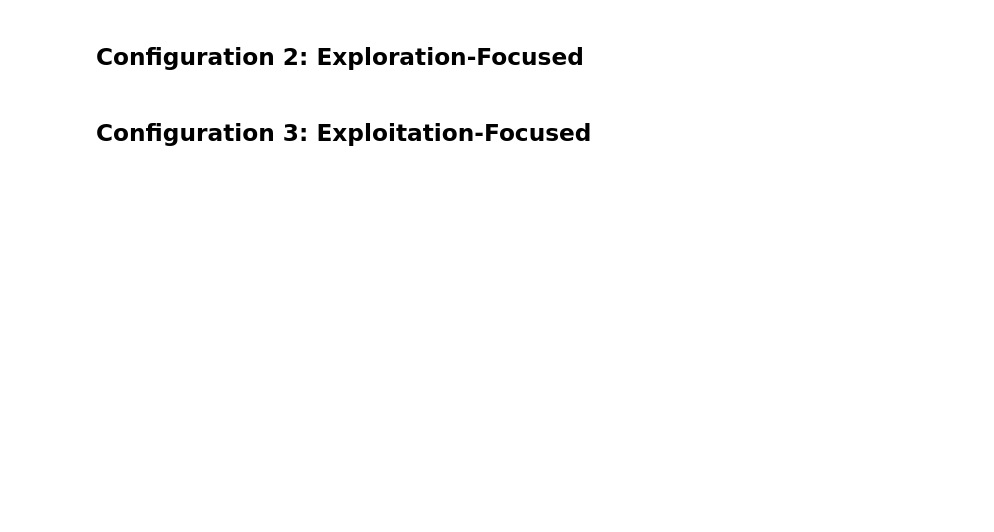
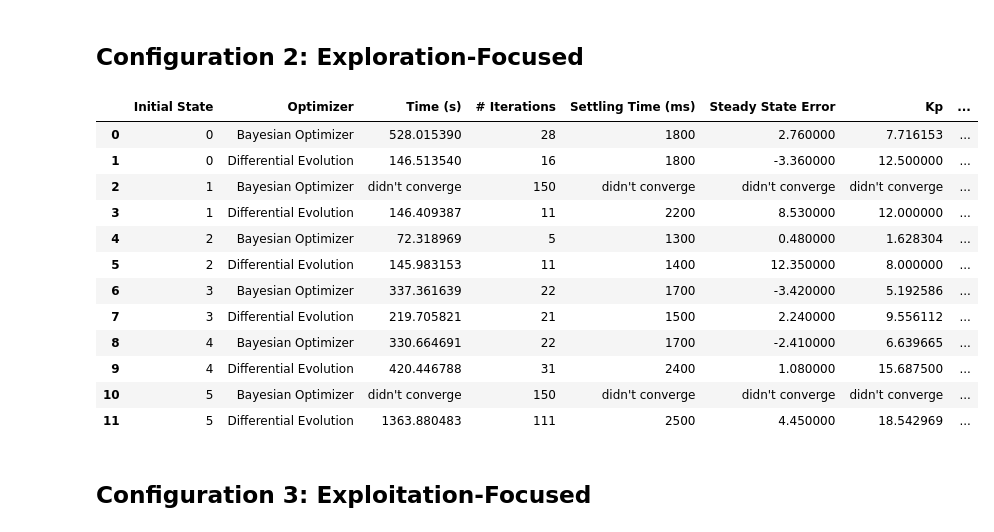
Before and after one commit to alibustami/PID-Tuning-for-Motion-Optimization, a Jupyter notebook: evaluation/rq3.ipynb, the cells around one changed output. Drawn from its saved outputs; the diff is of its cells as text; code cells hidden in the pictures; blank space fills up the shorter version.

```diff
--- a/evaluation/rq3.ipynb
+++ b/evaluation/rq3.ipynb
@@ -222,66 +228,49 @@ for init_index in range(6):
                     "didn't converge",
                     "didn't converge",
                     "didn't converge",
                     "didn't converge",
                     "didn't converge",
                 ]
             )
 
     for config in [de_results.config_1]:
         trial = config.trial_1
         init_txt = getattr(trial, f"init_{init_index}_txt")
         init_csv = getattr(trial, f"init_{init_index}_csv")
         if init_txt is not None:
             set_point = init_csv["set_point"].values[0]
             rows.append(
                 [
                     init_txt.selected_init_state,
                     "Differential Evolution",
                     init_txt.total_exp_time,
                     init_txt.n_trials,
                     init_txt.settling_time,
                     eval(init_csv["angle_values"].values[-1])[-1] - set_point,
                     init_txt.x.Kp,
                     init_txt.x.Ki,
                     init_txt.x.Kd,
                 ]
             )
 
-fig = go.Figure(
-    data=[
-        go.Table(
-            header=dict(
-                values=header, fill_color="paleturquoise", align="left"
-            ),
-            cells=dict(
-                values=list(zip(*rows)), fill_color="lavender", align="left"
-            ),
-        )
+df = pd.DataFrame(rows, columns=header)
+df.style.set_table_styles(
+    [
+        dict(selector="th", props=[("font-size", "10pt")]),
+        dict(selector="td", props=[("font-size", "10pt")]),
     ]
 )
-
-fig.show()
-
-df_exploration = pd.DataFrame(rows, columns=header)
-de_settling_time_exploration = df_exploration[
-    df_exploration["Optimizer"] == "Differential Evolution"
-]["Settling Time (ms)"].values
-de_settling_time_exploration = de_settling_time_exploration[
-    de_settling_time_exploration != "didn't converge"
-]
-
-bo_settling_time_exploration = df_exploration[
-    df_exploration["Optimizer"] == "Bayesian Optimizer"
-]["Settling Time (ms)"].values
-bo_settling_time_exploration = bo_settling_time_exploration[
-    bo_settling_time_exploration != "didn't converge"
-]
-
-de_sse_exploration = df_exploration[
-    df_exploration["Optimizer"] == "Differential Evolution"
-]["Steady State Error"].values
-de_sse_exploration = de_sse_exploration[de_sse_exploration != "didn't converge"]
-bo_sse_exploration = df_exploration[
-    df_exploration["Optimizer"] == "Bayesian Optimizer"
-]["Steady State Error"].values
-bo_sse_exploration = bo_sse_exploration[bo_sse_exploration != "didn't converge"]
+# %% [output]
+|  | Initial State | Optimizer | Time (s) | # Iterations | Settling Time (ms) | Steady State Error | Kp | ... |
+| 0 | 0 | Bayesian Optimizer | 528.015390 | 28 | 1800 | 2.760000 | 7.716153 | ... |
+| 1 | 0 | Differential Evolution | 146.513540 | 16 | 1800 | -3.360000 | 12.500000 | ... |
+| 2 | 1 | Bayesian Optimizer | didn't converge | 150 | didn't converge | didn't converge | didn't converge | ... |
+| 3 | 1 | Differential Evolution | 146.409387 | 11 | 2200 | 8.530000 | 12.000000 | ... |
+| 4 | 2 | Bayesian Optimizer | 72.318969 | 5 | 1300 | 0.480000 | 1.628304 | ... |
+| 5 | 2 | Differential Evolution | 145.983153 | 11 | 1400 | 12.350000 | 8.000000 | ... |
+| 6 | 3 | Bayesian Optimizer | 337.361639 | 22 | 1700 | -3.420000 | 5.192586 | ... |
+| 7 | 3 | Differential Evolution | 219.705821 | 21 | 1500 | 2.240000 | 9.556112 | ... |
+| 8 | 4 | Bayesian Optimizer | 330.664691 | 22 | 1700 | -2.410000 | 6.639665 | ... |
+| 9 | 4 | Differential Evolution | 420.446788 | 31 | 2400 | 1.080000 | 15.687500 | ... |
+| 10 | 5 | Bayesian Optimizer | didn't converge | 150 | didn't converge | didn't converge | didn't converge | ... |
+| 11 | 5 | Differential Evolution | 1363.880483 | 111 | 2500 | 4.450000 | 18.542969 | ... |
```
Also changed, not shown: parts of 7 cells of this notebook.
